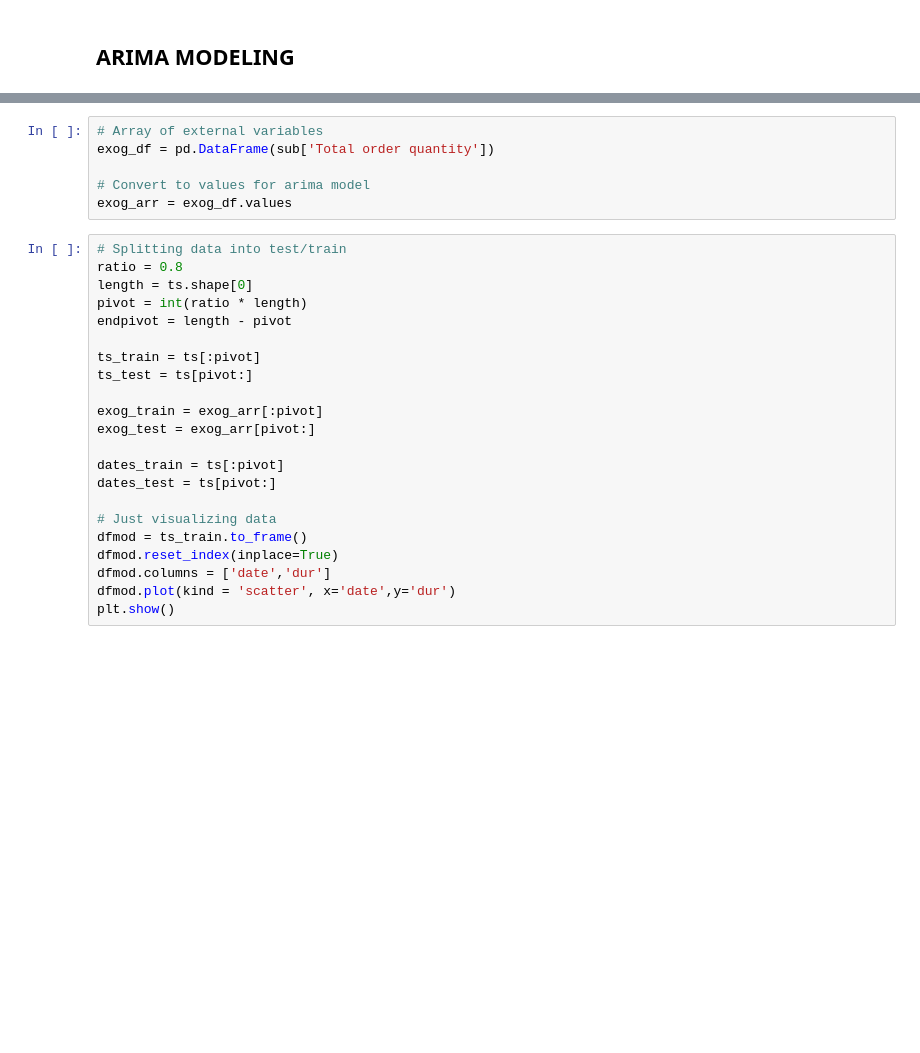
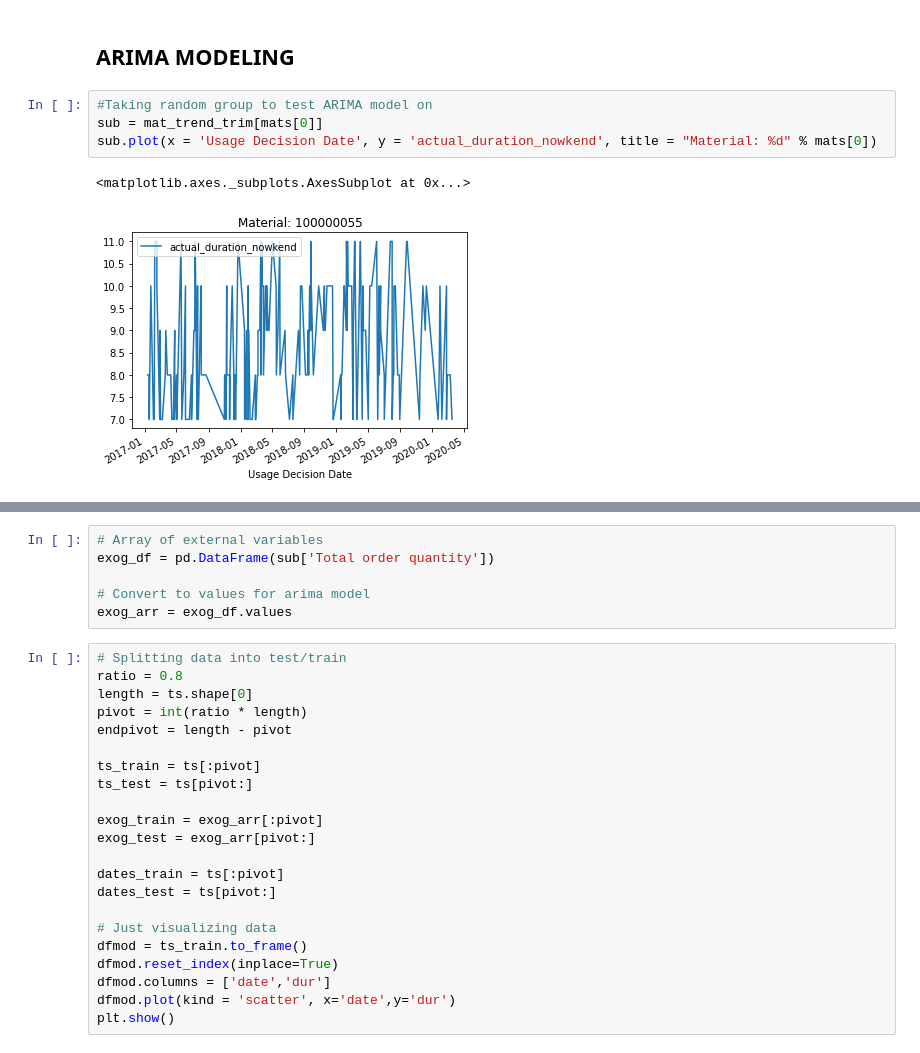
Before and after one commit to jakeharris1/Time-Series-Forecasting, a Jupyter notebook: ARIMA_Grouping.ipynb, the cells around one changed output, grey strips where cells are left out. Cells and saved outputs as stored; diff of their text form; blank space fills up the shorter version.

```diff
--- a/ARIMA_Grouping.ipynb
+++ b/ARIMA_Grouping.ipynb
@@ -201,5 +178,12 @@ sub = sub.sort_values(by='Usage Decision Date')
 # %% [markdown]
 ## ARIMA MODELING
+# %%
+#Taking random group to test ARIMA model on
+sub = mat_trend_trim[mats[0]]
+sub.plot(x = 'Usage Decision Date', y = 'actual_duration_nowkend', title = "Material: %d" % mats[0])
+# %% [output]
+<matplotlib.axes._subplots.AxesSubplot at 0x...>
+[figure, added]
 # %%
 # Series of stamped time-series data
 dates = sub['Usage Decision Date']
```
Also changed, not shown: parts of 23 cells of this notebook.
